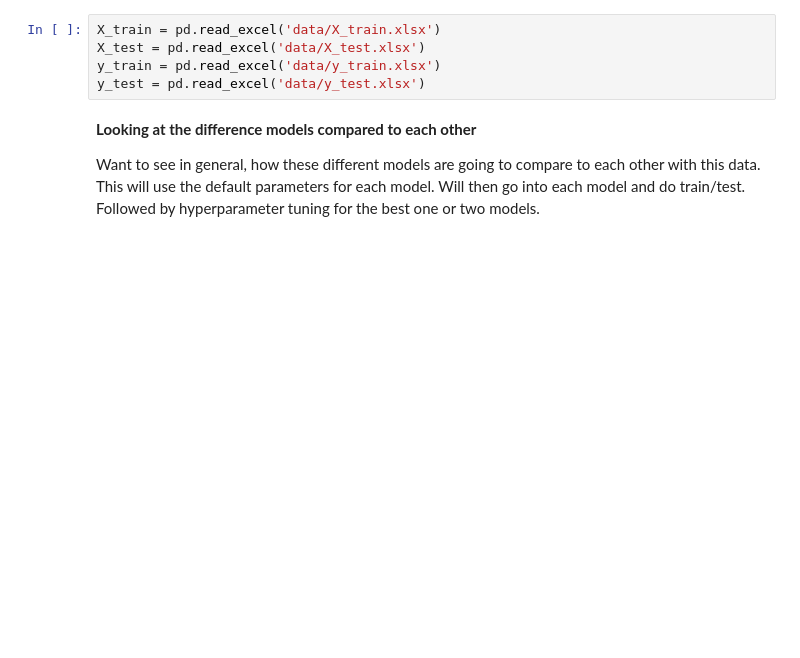
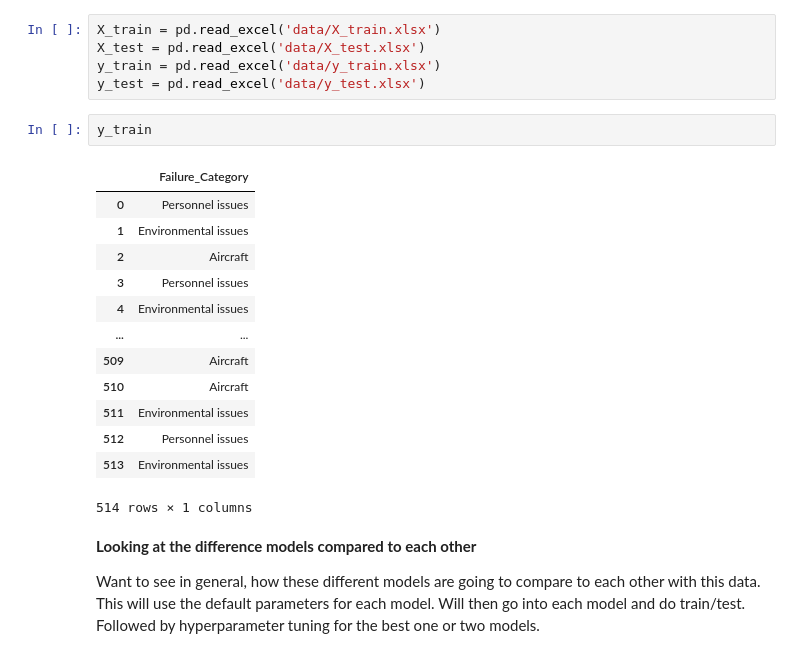
Before and after one commit to ashleyg16/Capstone2, a Jupyter notebook: Capstone 2 Modeling.ipynb, the cells around one changed output. Saved outputs shown, nothing was run; the diff lists cells and outputs as text; blank space fills up the shorter version.

```diff
--- a/Capstone 2 Modeling.ipynb
+++ b/Capstone 2 Modeling.ipynb
@@ -20,6 +20,22 @@ X_train = pd.read_excel('data/X_train.xlsx')
 X_test = pd.read_excel('data/X_test.xlsx')
 y_train = pd.read_excel('data/y_train.xlsx')
 y_test = pd.read_excel('data/y_test.xlsx')
+# %%
+y_train
+# %% [output]
+|  | Failure_Category |
+| 0 | Personnel issues |
+| 1 | Environmental issues |
+| 2 | Aircraft |
+| 3 | Personnel issues |
+| 4 | Environmental issues |
+| ... | ... |
+| 509 | Aircraft |
+| 510 | Aircraft |
+| 511 | Environmental issues |
+| 512 | Personnel issues |
+| 513 | Environmental issues |
+514 rows × 1 columns
 # %% [markdown]
 **Looking at the difference models compared to each other**
 
```
Also changed, not shown: parts of 10 cells of this notebook.
